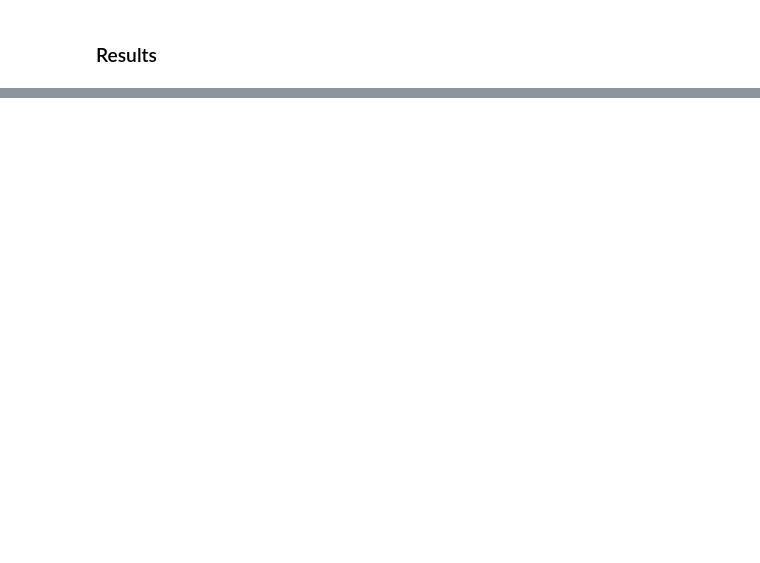
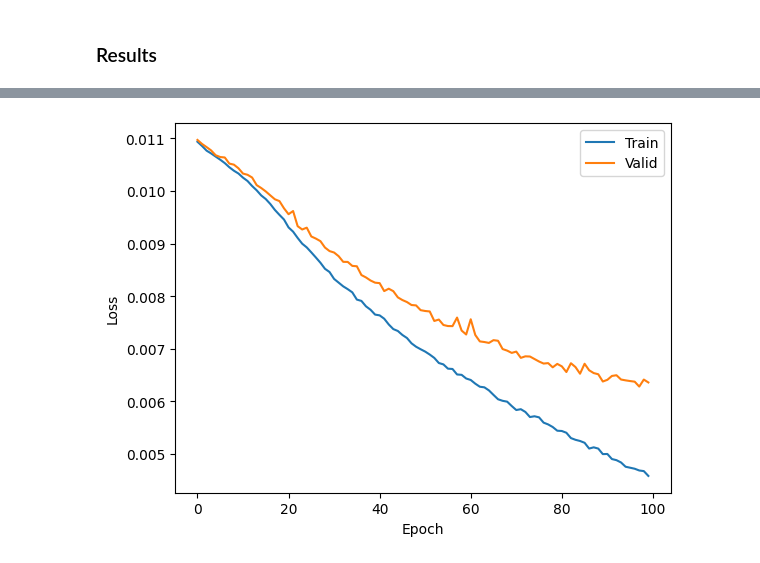
Before and after one commit to bohdanvodianyk/multi-task-learning, a Jupyter notebook: MLP.ipynb, the cells around one changed output, grey strips where cells are left out. Saved outputs shown, nothing was run; the diff lists cells and outputs as text; code cells hidden in the pictures; blank space fills up the shorter version.

```diff
--- a/MLP.ipynb
+++ b/MLP.ipynb
@@ -451,0 +423,9 @@ plt.show()
+# %%
+plt.plot(logger["train_gender_loss"])
+plt.plot(logger["validation_gender_loss"])
+plt.legend(['Train','Valid'])
+plt.xlabel('Epoch')
+plt.ylabel('Loss')
+plt.show()
+# %% [output]
+[figure, added]
```
Also changed, not shown: parts of 20 cells of this notebook.
